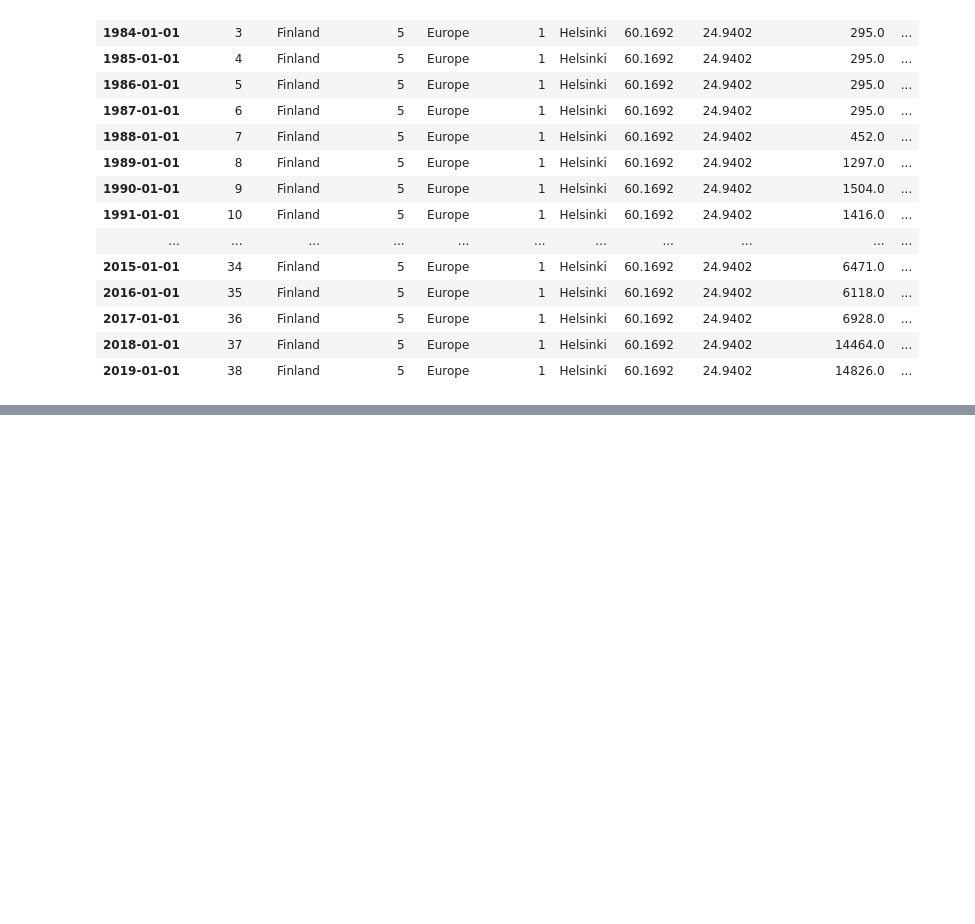
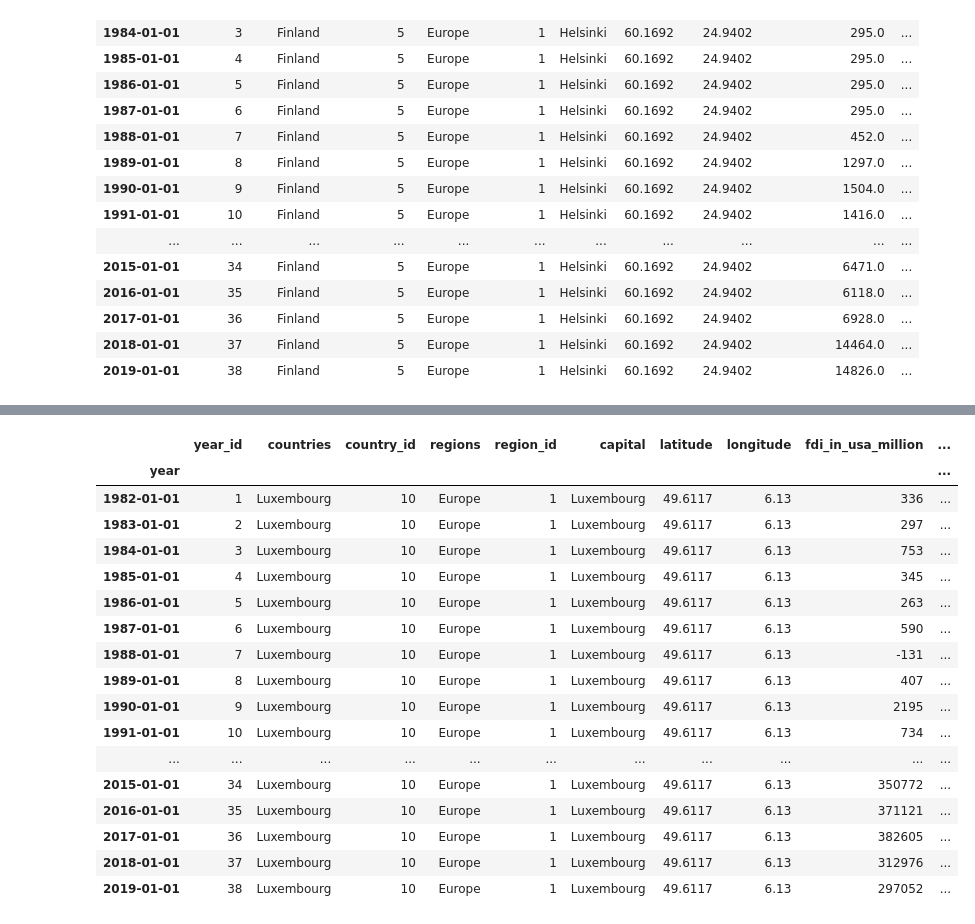
Before and after one commit to sabrinasaleh/Project3-FDI-by-MNCs, a Jupyter notebook: data_tasks.ipynb, the cells around one changed output, grey strips where cells are left out. Cells and saved outputs as stored; diff of their text form; code cells hidden in the pictures; blank space fills up the shorter version.

```diff
--- a/data_tasks.ipynb
+++ b/data_tasks.ipynb
@@ -151,0 +252,25 @@ Finland_df_complete
+# %%
+Luxembourg_df = pd.read_csv("Resources/individual_country_missing/10_Luxembourg.csv", parse_dates=["year"])
+Luxembourg_df.set_index("year", inplace=True)
+Luxembourg_df_complete = Luxembourg_df.interpolate(method="time", limit_direction='both')
+Luxembourg_df_complete
+# Luxembourg_df_complete.to_csv("Resources/individual_country_complete/10_Luxembourg_complete.csv")
+# %% [output]
+|  | year_id | countries | country_id | regions | region_id | capital | latitude | longitude | fdi_in_usa_million | ... |
+| year |  |  |  |  |  |  |  |  |  | ... |
+| 1982-01-01 | 1 | Luxembourg | 10 | Europe | 1 | Luxembourg | 49.6117 | 6.13 | 336 | ... |
+| 1983-01-01 | 2 | Luxembourg | 10 | Europe | 1 | Luxembourg | 49.6117 | 6.13 | 297 | ... |
+| 1984-01-01 | 3 | Luxembourg | 10 | Europe | 1 | Luxembourg | 49.6117 | 6.13 | 753 | ... |
+| 1985-01-01 | 4 | Luxembourg | 10 | Europe | 1 | Luxembourg | 49.6117 | 6.13 | 345 | ... |
+| 1986-01-01 | 5 | Luxembourg | 10 | Europe | 1 | Luxembourg | 49.6117 | 6.13 | 263 | ... |
+| 1987-01-01 | 6 | Luxembourg | 10 | Europe | 1 | Luxembourg | 49.6117 | 6.13 | 590 | ... |
+| 1988-01-01 | 7 | Luxembourg | 10 | Europe | 1 | Luxembourg | 49.6117 | 6.13 | -131 | ... |
+| 1989-01-01 | 8 | Luxembourg | 10 | Europe | 1 | Luxembourg | 49.6117 | 6.13 | 407 | ... |
+| 1990-01-01 | 9 | Luxembourg | 10 | Europe | 1 | Luxembourg | 49.6117 | 6.13 | 2195 | ... |
+| 1991-01-01 | 10 | Luxembourg | 10 | Europe | 1 | Luxembourg | 49.6117 | 6.13 | 734 | ... |
+| ... | ... | ... | ... | ... | ... | ... | ... | ... | ... | ... |
+| 2015-01-01 | 34 | Luxembourg | 10 | Europe | 1 | Luxembourg | 49.6117 | 6.13 | 350772 | ... |
+| 2016-01-01 | 35 | Luxembourg | 10 | Europe | 1 | Luxembourg | 49.6117 | 6.13 | 371121 | ... |
+| 2017-01-01 | 36 | Luxembourg | 10 | Europe | 1 | Luxembourg | 49.6117 | 6.13 | 382605 | ... |
+| 2018-01-01 | 37 | Luxembourg | 10 | Europe | 1 | Luxembourg | 49.6117 | 6.13 | 312976 | ... |
+| 2019-01-01 | 38 | Luxembourg | 10 | Europe | 1 | Luxembourg | 49.6117 | 6.13 | 297052 | ... |
```
Also changed, not shown: parts of 14 cells of this notebook.
